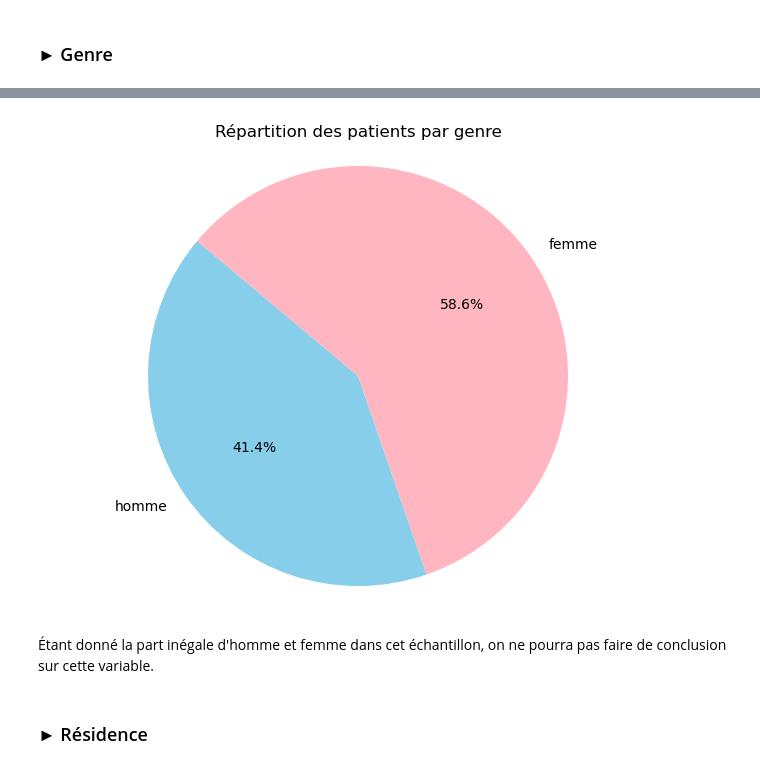
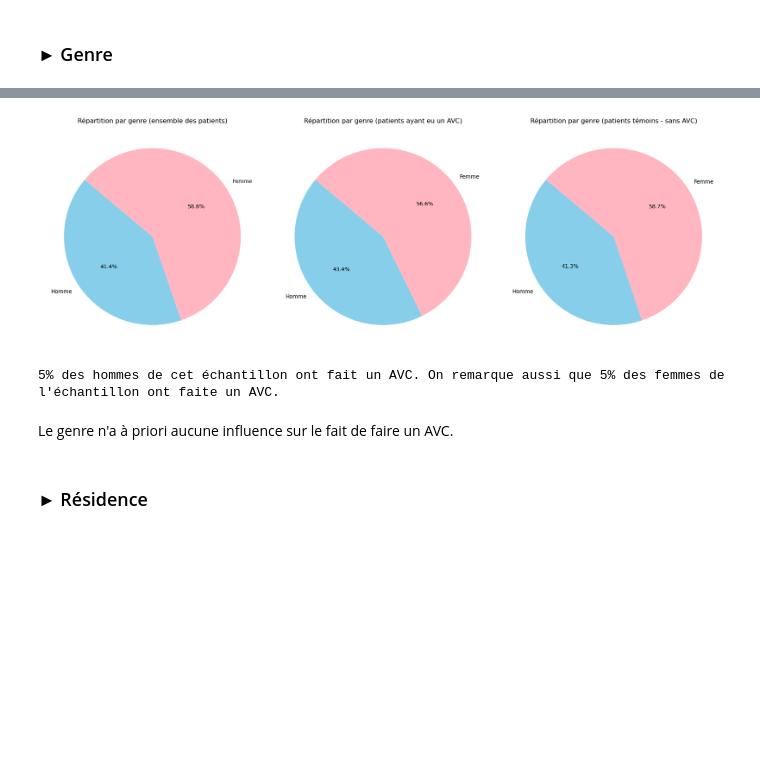
Before and after one commit to Antho-SJ/strocke-alert, a Jupyter notebook: Asj.ipynb, the cells around one changed output, grey strips where cells are left out. Saved outputs shown, nothing was run; the diff lists cells and outputs as text; code cells hidden in the pictures; blank space fills up the shorter version.

```diff
--- a/Asj.ipynb
+++ b/Asj.ipynb
@@ -59,3 +62,5 @@ df.describe()
+# %%
+df['smoking_status'] = df['smoking_status'].replace('Unknown', np.nan)
 # %%
 missing_percentages = [(1 - df[column].dropna().shape[0] / df[column].shape[0]) * 100 for column in df.columns]
 
@@ -146,19 +147,56 @@ plt.show()
 # %%
-homme = (df['gender'] == 'Male').sum()
-femme = (df['gender'] == 'Female').sum()
+# Données pour le premier camembert (ensemble des patients)
+homme_all = (df['gender'] == 'Male').sum()
+femme_all = (df['gender'] == 'Female').sum()
+nombre_patients_all = [homme_all, femme_all]
+labels_all = ['Homme', 'Femme']
+colors_all = ['skyblue', 'lightpink']
 
-nombre_patients = [homme, femme]
-labels = ['homme', 'femme']
-colors = ['skyblue', 'lightpink']
+# Données pour le deuxième camembert (patients ayant eu un AVC)
+homme_avc = (df_patient_avc['gender'] == 'Male').sum()
+femme_avc = (df_patient_avc['gender'] == 'Female').sum()
+nombre_patients_avc = [homme_avc, femme_avc]
+labels_avc = ['Homme', 'Femme']
+colors_avc = ['skyblue', 'lightpink']
 
-plt.figure(figsize=(8, 6))
-plt.pie(nombre_patients, labels=labels, colors=colors, autopct='%1.1f%%', startangle=140)
-plt.title('Répartition des patients par genre')
-plt.axis('equal')
+# Données pour le troisième camembert (patients témoins - sans AVC)
+homme_no_avc = (df_patient_no_avc['gender'] == 'Male').sum()
+femme_no_avc = (df_patient_no_avc['gender'] == 'Female').sum()
+nombre_patients_no_avc = [homme_no_avc, femme_no_avc]
+labels_no_avc = ['Homme', 'Femme']
+colors_no_avc = ['skyblue', 'lightpink']
+
+# Créer le subplot avec trois camemberts
+fig, axs = plt.subplots(1, 3, figsize=(18, 6))
+
+# Premier camembert : ensemble des patients
+axs[0].pie(nombre_patients_all, labels=labels_all, colors=colors_all, autopct='%1.1f%%', startangle=140)
+axs[0].set_title('Répartition par genre (ensemble des patients)')
+
+# Deuxième camembert : patients ayant eu un AVC
+axs[1].pie(nombre_patients_avc, labels=labels_avc, colors=colors_avc, autopct='%1.1f%%', startangle=140)
+axs[1].set_title('Répartition par genre (patients ayant eu un AVC)')
+
+# Troisième camembert : patients témoins - sans AVC
+axs[2].pie(nombre_patients_no_avc, labels=labels_no_avc, colors=colors_no_avc, autopct='%1.1f%%', startangle=140)
+axs[2].set_title('Répartition par genre (patients témoins - sans AVC)')
+
+# Ajuster l'espacement entre les subplots
+plt.tight_layout()
+
+# Afficher le subplot
 plt.show()
 # %% [output]
-[figure, old version]
+[figure, new version]
+# %%
+homme_avc = (df.loc[(df['gender'] == 'Male') & (df['stroke'] == 1),'stroke']).count()
+homme = df.loc[df['gender'] == 'Male','gender'].count()
+femme_avc = (df.loc[(df['gender'] == 'Female') & (df['stroke'] == 1),'stroke']).count()
+femme = df.loc[df['gender'] == 'Female','gender'].count()
+print(f"{round(100*(homme_avc/homme))}% des hommes de cet échantillon ont fait un AVC. On remarque aussi que {round(100*(femme_avc/femme))}% des femmes de l'échantillon ont faite un AVC.")
+# %% [output]
+5% des hommes de cet échantillon ont fait un AVC. On remarque aussi que 5% des femmes de l'échantillon ont faite un AVC.
 # %% [markdown]
-Étant donné la part inégale d'homme et femme dans cet échantillon, on ne pourra pas faire de conclusion sur cette variable.
+Le genre n'a à priori aucune influence sur le fait de faire un AVC.
 # %% [markdown]
 ### ► Résidence
```
Also changed, not shown: parts of 21 cells of this notebook.
